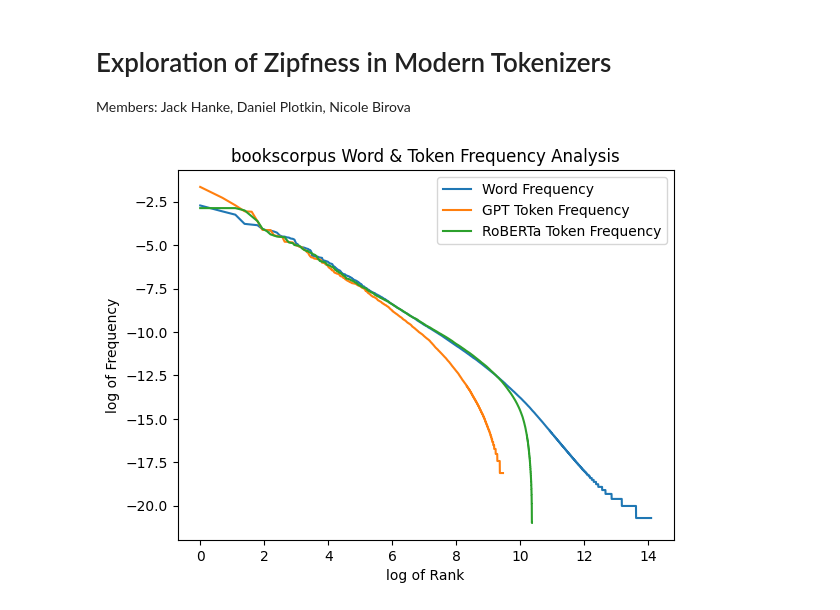
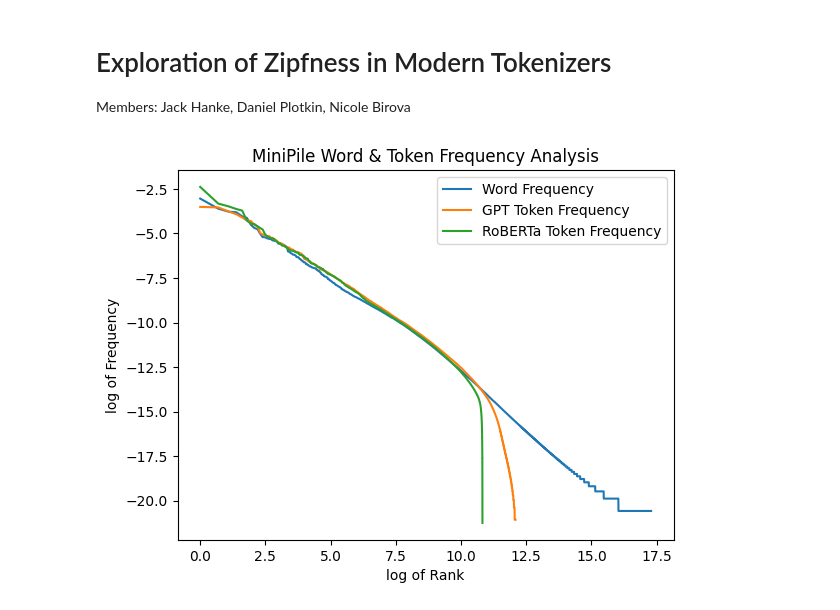
Before and after one commit to JackHanke/nlpsem, a Jupyter notebook: workspace.ipynb, the cells around one changed output. Drawn from its saved outputs; the diff is of its cells as text; code cells hidden in the pictures.

Commit message:
collected data

```diff
--- a/workspace.ipynb
+++ b/workspace.ipynb
@@ -22,7 +22,7 @@ class GPT4_Tokenizer:
         self.name = 'GPT 4 Tokenizer'
         self.tokenizer = tiktoken.encoding_for_model("gpt-4o")
     def tokenize(self, text_str: str):
-        return self.tokenizer.encode(text_str)
+        return self.tokenizer.encode(text_str, disallowed_special=())
     def detokenize(self, tokens: list[int]):
         return self.tokenizer.decode(tokens)
 
@@ -101,0 +110,2 @@ roberta_token_frequencies = normalize_dictionary(dictionary=sorted_roberta_token
+# %%
+ds = load_dataset('data/minipile')
@@ -102,36 +140,42 @@ roberta_token_frequencies = normalize_dictionary(dictionary=sorted_roberta_token
 # %%
+# save distributions
 import pickle
-# save distributions
-with open('bookscorpus_words.pickle', 'wb') as f:
-    pickle.dump(word_frequencies, f)
-with open('bookscorpus_gpt4.pickle', 'wb') as f:
-    pickle.dump(gpt_token_frequencies, f)
-with open('bookscorpus_roberta.pickle', 'wb') as f:
-    pickle.dump(roberta_token_frequencies, f)
+
+# dataset = 'bookscorpus'
+dataset = 'minipile'
+with open(f'{dataset}_words.pickle', 'wb') as f:
+    pickle.dump(minipile_word_frequencies, f)
+with open(f'{dataset}_gpt4.pickle', 'wb') as f:
+    pickle.dump(minipile_gpt_token_frequencies, f)
+with open(f'{dataset}_roberta.pickle', 'wb') as f:
+    pickle.dump(minipile_roberta_token_frequencies, f)
 # %%
+# load distributions
 import pickle
-# load distributions
-with open('bookscorpus_words.pickle', 'rb') as f:
+
+# dataset = 'bookscorpus'
+dataset = 'minipile'
+with open(f'{dataset}_words.pickle', 'rb') as f:
     word_frequencies = pickle.load(f)
-with open('bookscorpus_gpt4.pickle', 'rb') as f:
+with open(f'{dataset}_gpt4.pickle', 'rb') as f:
     gpt_token_frequencies = pickle.load(f)
-with open('bookscorpus_roberta.pickle', 'rb') as f:
+with open(f'{dataset}_roberta.pickle', 'rb') as f:
     roberta_token_frequencies = pickle.load(f)
 # %%
 #
 import matplotlib.pyplot as plt
 from math import log
 
-plt.plot([log(key_num+1) for key_num, key in enumerate(word_frequencies)], [log(float(value)) for key, value in word_frequencies.items()], label='Word Frequency')
-plt.plot([log(key_num+1) for key_num, key in enumerate(gpt_token_frequencies)], [log(float(value)) for key, value in gpt_token_frequencies.items()], label='GPT Token Frequency')
-plt.plot([log(key_num+1) for key_num, key in enumerate(roberta_token_frequencies)], [log(float(value)) for key, value in roberta_token_frequencies.items()], label='RoBERTa Token Frequency')
-plt.title(f'bookscorpus Word & Token Frequency Analysis')
+plt.plot([log(key_num+1) for key_num, key in enumerate(minipile_word_frequencies)], [log(float(value)) for key, value in minipile_word_frequencies.items()], label='Word Frequency')
+plt.plot([log(key_num+1) for key_num, key in enumerate(minipile_gpt_token_frequencies)], [log(float(value)) for key, value in minipile_gpt_token_frequencies.items()], label='GPT Token Frequency')
+plt.plot([log(key_num+1) for key_num, key in enumerate(minipile_roberta_token_frequencies)], [log(float(value)) for key, value in minipile_roberta_token_frequencies.items()], label='RoBERTa Token Frequency')
+plt.title(f'MiniPile Word & Token Frequency Analysis')
 plt.xlabel(f'log of Rank')
 plt.ylabel(f'log of Frequency')
 plt.legend()
 plt.show()
 # %% [output]
-[figure, old version]
+[figure, new version]
 # %%
 import scipy.stats as stats
 
```
Also changed, not shown: parts of 4 cells of this notebook, 6 other files.
